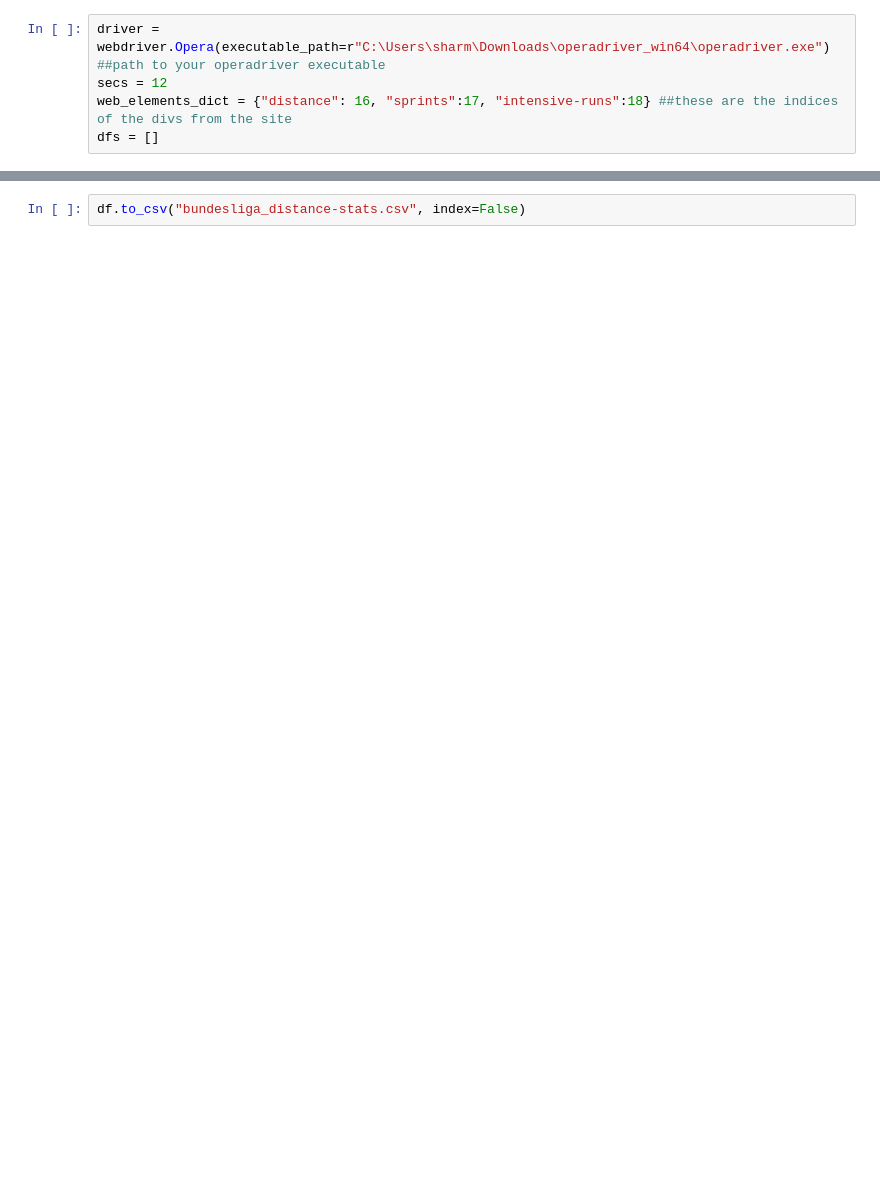
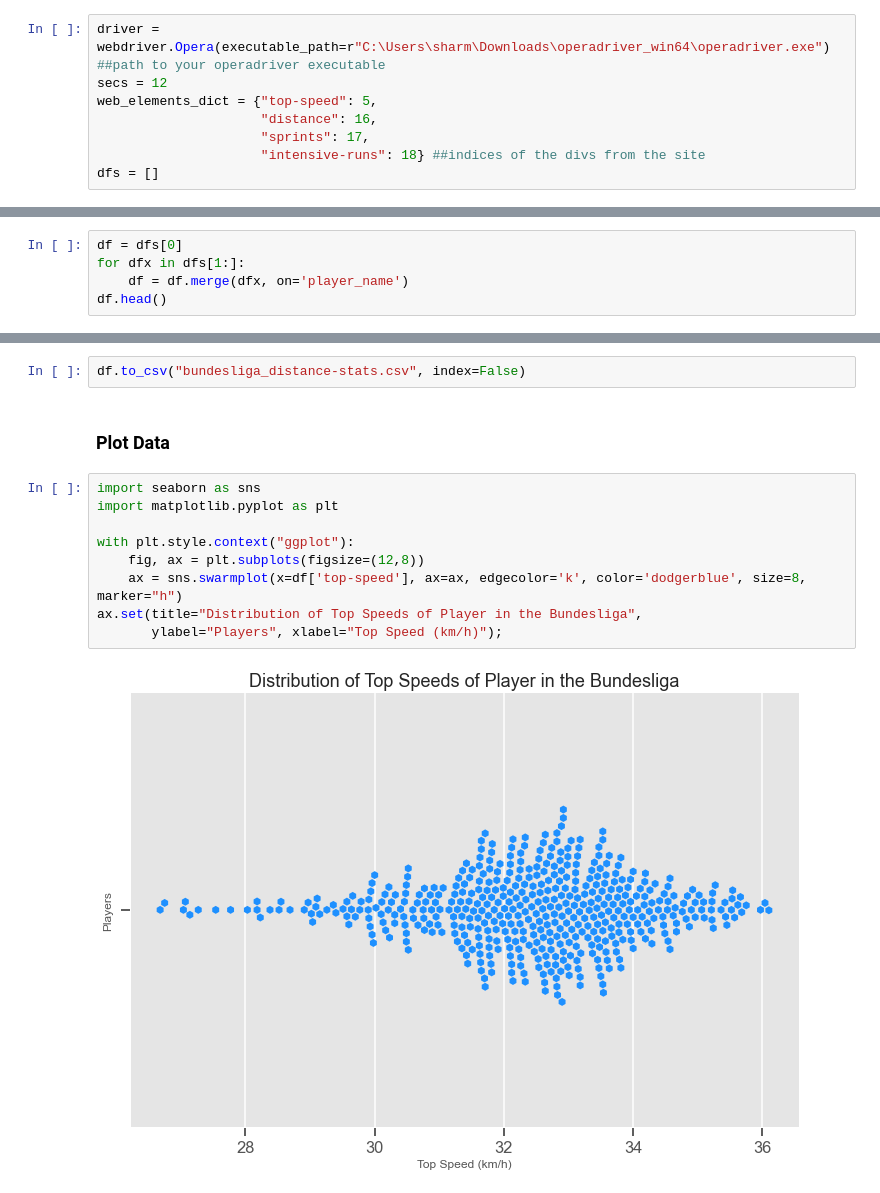
Before and after one commit to sharmaabhishekk/miscellaneous, a Jupyter notebook: bundesliga_distance_scraper.ipynb, the cells around one changed output, grey strips where cells are left out. Drawn from its saved outputs; the diff is of its cells as text; blank space fills up the shorter version.

Commit message:
added top speeds

```diff
--- a/bundesliga_distance_scraper.ipynb
+++ b/bundesliga_distance_scraper.ipynb
@@ -10,7 +10,10 @@ import pandas as pd
 # %%
 driver = webdriver.Opera(executable_path=r"C:\Users\sharm\Downloads\operadriver_win64\operadriver.exe") ##path to your operadriver executable
 secs = 12
-web_elements_dict = {"distance": 16, "sprints":17, "intensive-runs":18} ##these are the indices of the divs from the site
+web_elements_dict = {"top-speed": 5,
+                     "distance": 16,
+                     "sprints": 17,
+                     "intensive-runs": 18} ##indices of the divs from the site
 dfs = []
 # %%
 for key, value in web_elements_dict.items():
@@ -57,0 +47,5 @@ df.head()
+# %%
+df = dfs[0]
+for dfx in dfs[1:]:
+    df = df.merge(dfx, on='player_name')
+df.head()
@@ -58,2 +59,15 @@ df.head()
 # %%
 df.to_csv("bundesliga_distance-stats.csv", index=False)
+# %% [markdown]
+### Plot Data
+# %%
+import seaborn as sns
+import matplotlib.pyplot as plt
+
+with plt.style.context("ggplot"):
+    fig, ax = plt.subplots(figsize=(12,8))
+    ax = sns.swarmplot(x=df['top-speed'], ax=ax, edgecolor='k', color='dodgerblue', size=8, marker="h")
+ax.set(title="Distribution of Top Speeds of Player in the Bundesliga",
+       ylabel="Players", xlabel="Top Speed (km/h)");
+# %% [output]
+[figure, added]
```
Also changed, not shown: parts of 3 cells of this notebook, 1 other file.
